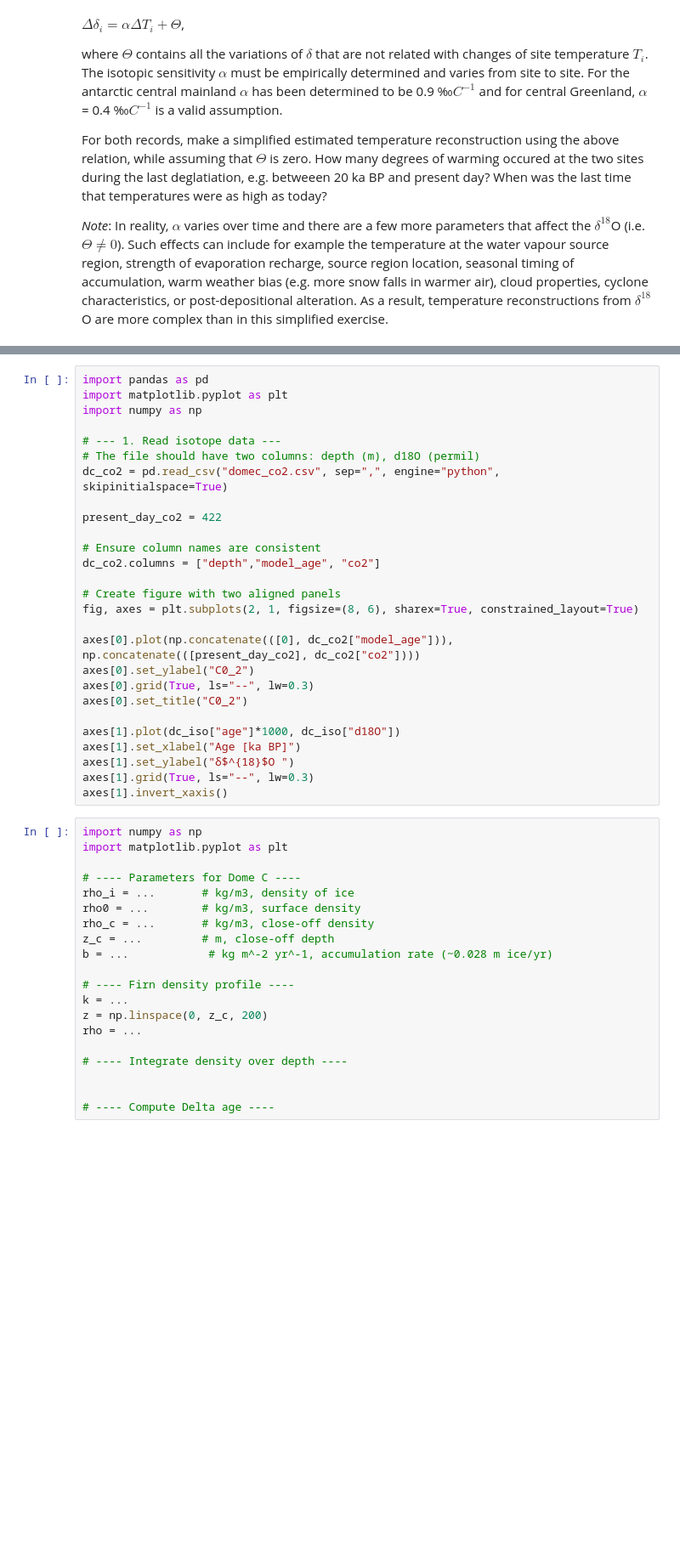
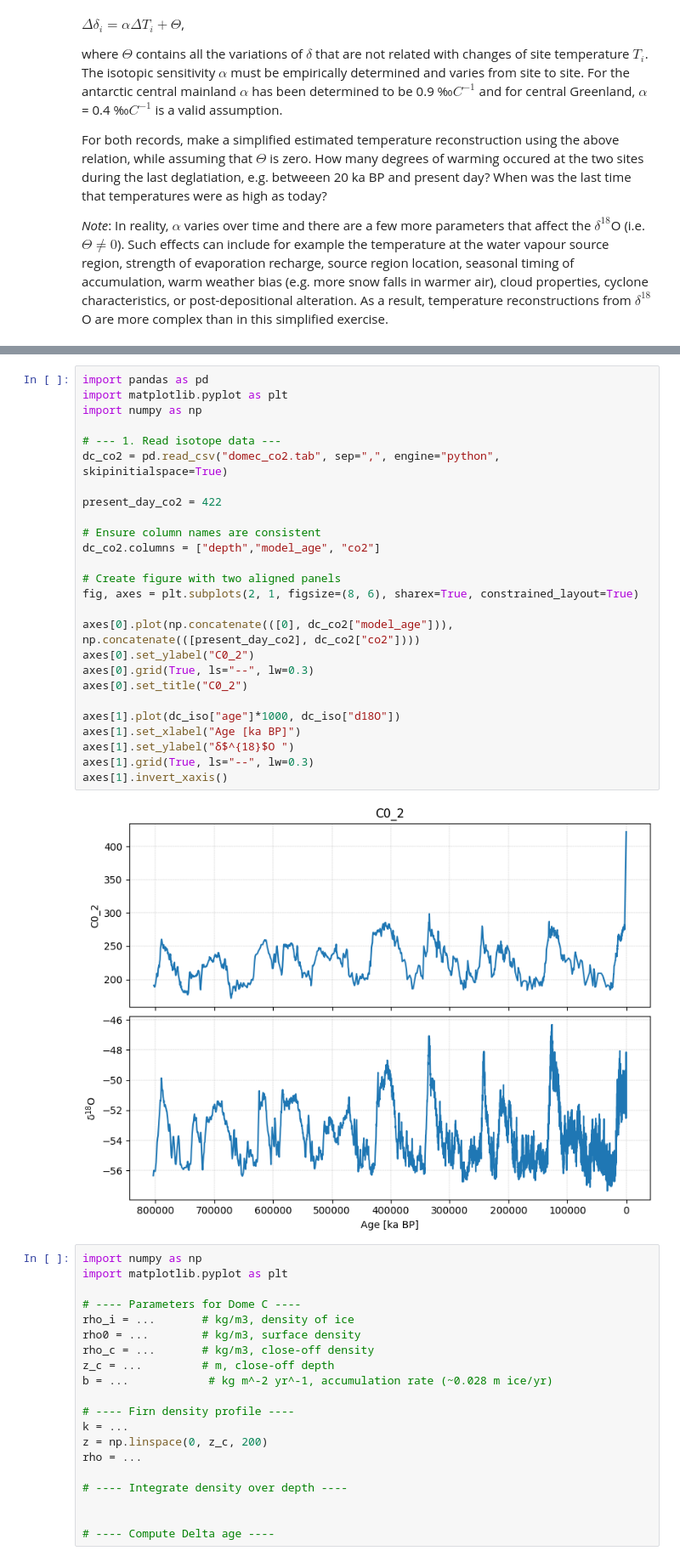
Before and after one commit to tamaragerber/climate_archives, a Jupyter notebook: climate_proxies.ipynb, the cells around one changed output, grey strips where cells are left out. Shown at 85% size. Drawn from its saved outputs; the diff is of its cells as text; blank space fills up the shorter version.

```diff
--- a/climate_proxies.ipynb
+++ b/climate_proxies.ipynb
@@ -336,30 +356,31 @@ Report the resulting $\Delta_{age}$ in years. How does this impact the time lag
 # %%
 import pandas as pd
 import matplotlib.pyplot as plt
 import numpy as np
 
 # --- 1. Read isotope data ---
-# The file should have two columns: depth (m), d18O (permil)
-dc_co2 = pd.read_csv("domec_co2.csv", sep=",", engine="python", skipinitialspace=True)
+dc_co2 = pd.read_csv("domec_co2.tab", sep=",", engine="python", skipinitialspace=True)
 
 present_day_co2 = 422
 
 # Ensure column names are consistent
 dc_co2.columns = ["depth","model_age", "co2"]
 
 # Create figure with two aligned panels
 fig, axes = plt.subplots(2, 1, figsize=(8, 6), sharex=True, constrained_layout=True)
 
 axes[0].plot(np.concatenate(([0], dc_co2["model_age"])), np.concatenate(([present_day_co2], dc_co2["co2"])))
 axes[0].set_ylabel("C0_2")
 axes[0].grid(True, ls="--", lw=0.3)
 axes[0].set_title("C0_2")
 
 axes[1].plot(dc_iso["age"]*1000, dc_iso["d18O"])
 axes[1].set_xlabel("Age [ka BP]")
 axes[1].set_ylabel("δ$^{18}$O ")
 axes[1].grid(True, ls="--", lw=0.3)
 axes[1].invert_xaxis()
+# %% [output]
+[figure, added]
 # %%
 import numpy as np
 import matplotlib.pyplot as plt
```
Also changed, not shown: parts of 7 cells of this notebook.
